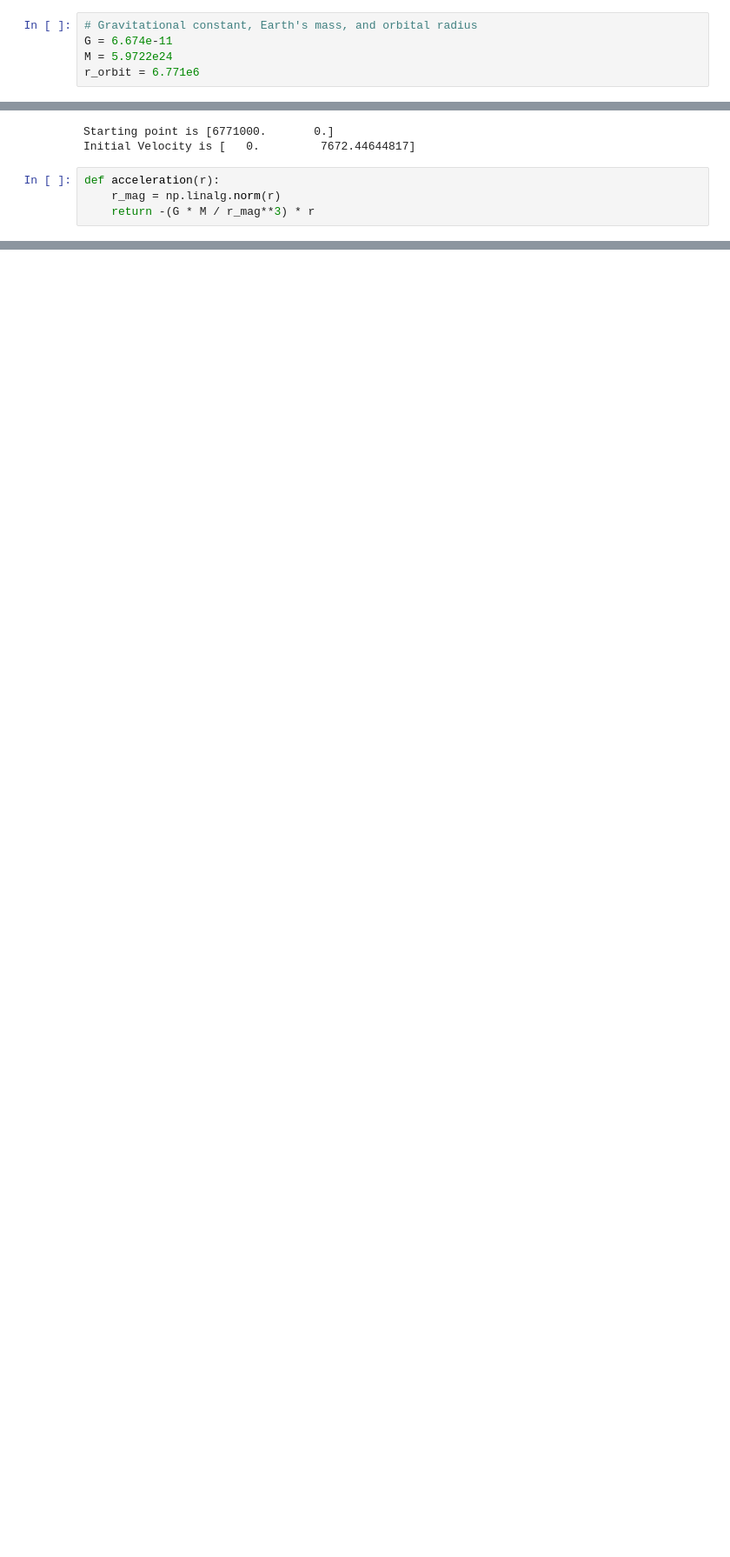
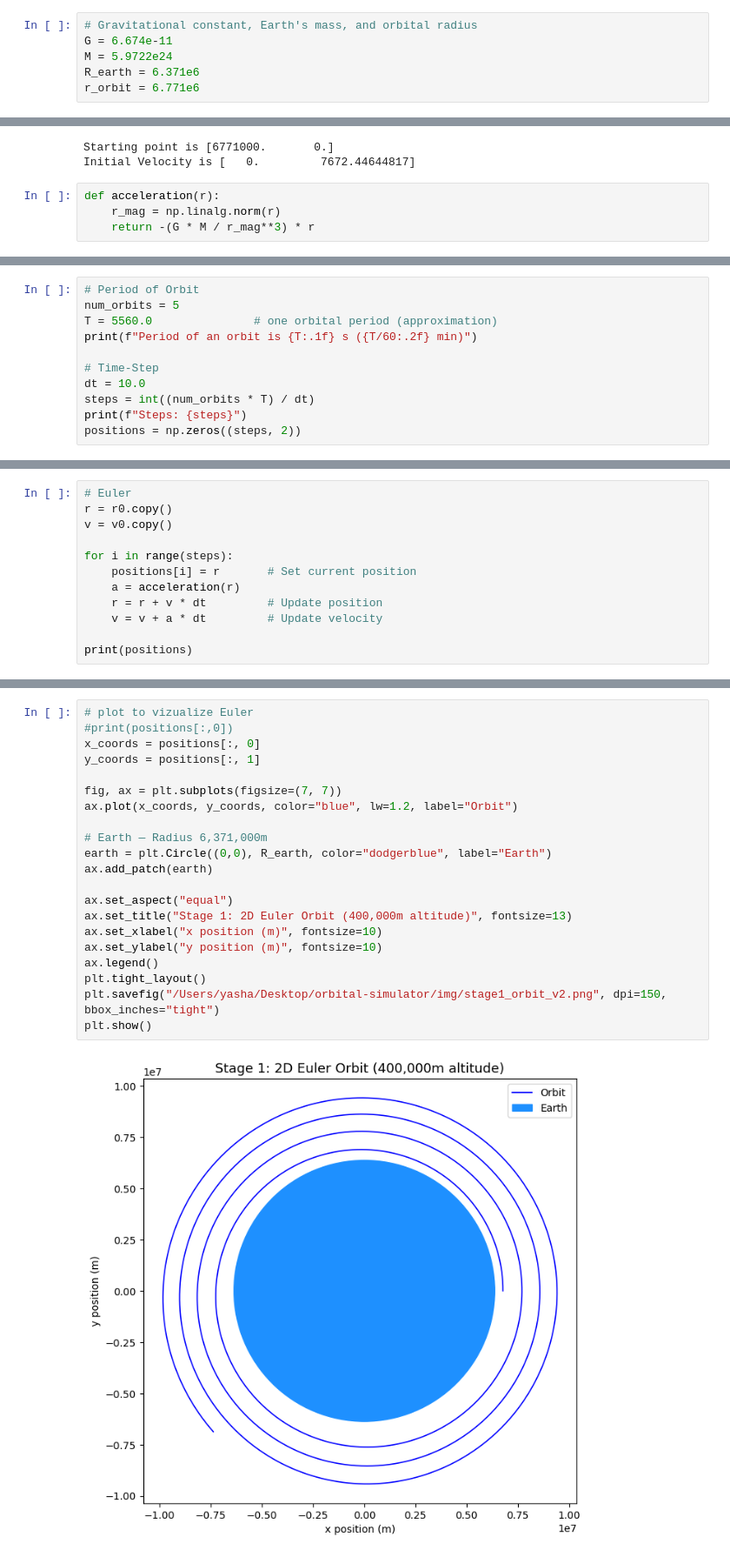
Before and after one commit to Yashaswi-B/orbital-simulator, a Jupyter notebook: notebooks/stage1_development.ipynb, the cells around one changed output, grey strips where cells are left out. Shown at 87% size. Saved outputs shown, nothing was run; the diff lists cells and outputs as text; blank space fills up the shorter version.

Commit message:
Stage 1: Euler integrated and visualized — Euler drift visible over multiple periods

```diff
--- a/notebooks/stage1_development.ipynb
+++ b/notebooks/stage1_development.ipynb
@@ -5,6 +5,7 @@ import matplotlib.pyplot as plt
 # Gravitational constant, Earth's mass, and orbital radius
 G = 6.674e-11
 M = 5.9722e24
+R_earth = 6.371e6
 r_orbit = 6.771e6
 # %%
 # Starting positions and velocity
@@ -31 +32,12 @@ Magnitute: 8.6939 m/s²
 Direction check — should point in -x: True
+# %%
+# Period of Orbit
+num_orbits = 5
+T = 5560.0               # one orbital period (approximation)
+print(f"Period of an orbit is {T:.1f} s ({T/60:.2f} min)")
+
+# Time-Step
+dt = 10.0
+steps = int((num_orbits * T) / dt)
+print(f"Steps: {steps}")
+positions = np.zeros((steps, 2))
@@ -31,0 +47,12 @@ Direction check — should point in -x: True
+# %%
+# Euler
+r = r0.copy()
+v = v0.copy()
+
+for i in range(steps):
+    positions[i] = r       # Set current position
+    a = acceleration(r)
+    r = r + v * dt         # Update position
+    v = v + a * dt         # Update velocity
+
+print(positions)
@@ -31,0 +67,23 @@ Direction check — should point in -x: True
+# %%
+# plot to vizualize Euler
+#print(positions[:,0])
+x_coords = positions[:, 0]
+y_coords = positions[:, 1]
+
+fig, ax = plt.subplots(figsize=(7, 7))
+ax.plot(x_coords, y_coords, color="blue", lw=1.2, label="Orbit")
+
+# Earth — Radius 6,371,000m
+earth = plt.Circle((0,0), R_earth, color="dodgerblue", label="Earth")
+ax.add_patch(earth)
+
+ax.set_aspect("equal")
+ax.set_title("Stage 1: 2D Euler Orbit (400,000m altitude)", fontsize=13)
+ax.set_xlabel("x position (m)", fontsize=10)
+ax.set_ylabel("y position (m)", fontsize=10)
+ax.legend()
+plt.tight_layout()
+plt.savefig("/Users/yasha/Desktop/orbital-simulator/img/stage1_orbit_v2.png", dpi=150, bbox_inches="tight")
+plt.show()
+# %% [output]
+[figure, added]
```
Also changed, not shown: parts of 6 cells of this notebook, 3 other files.
